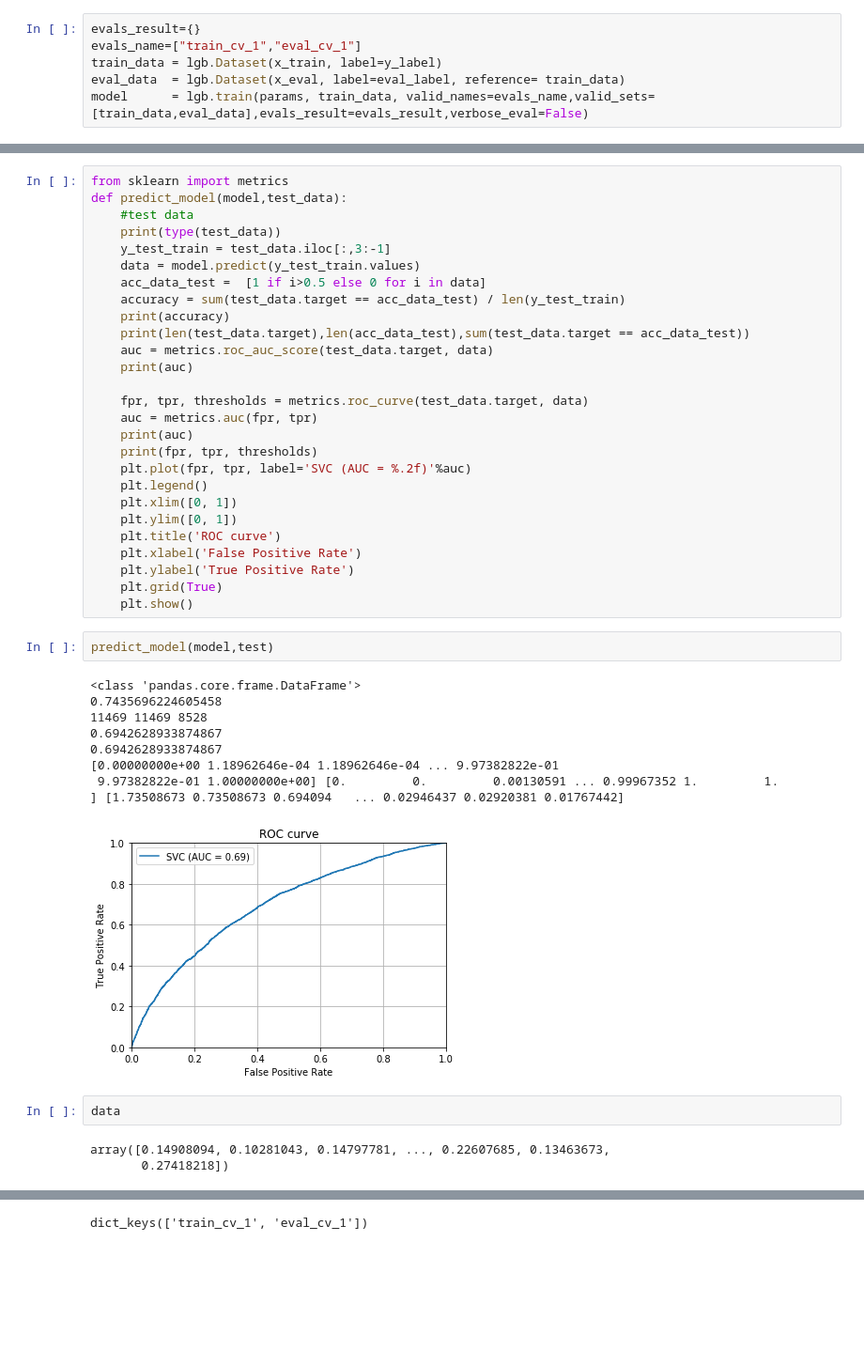
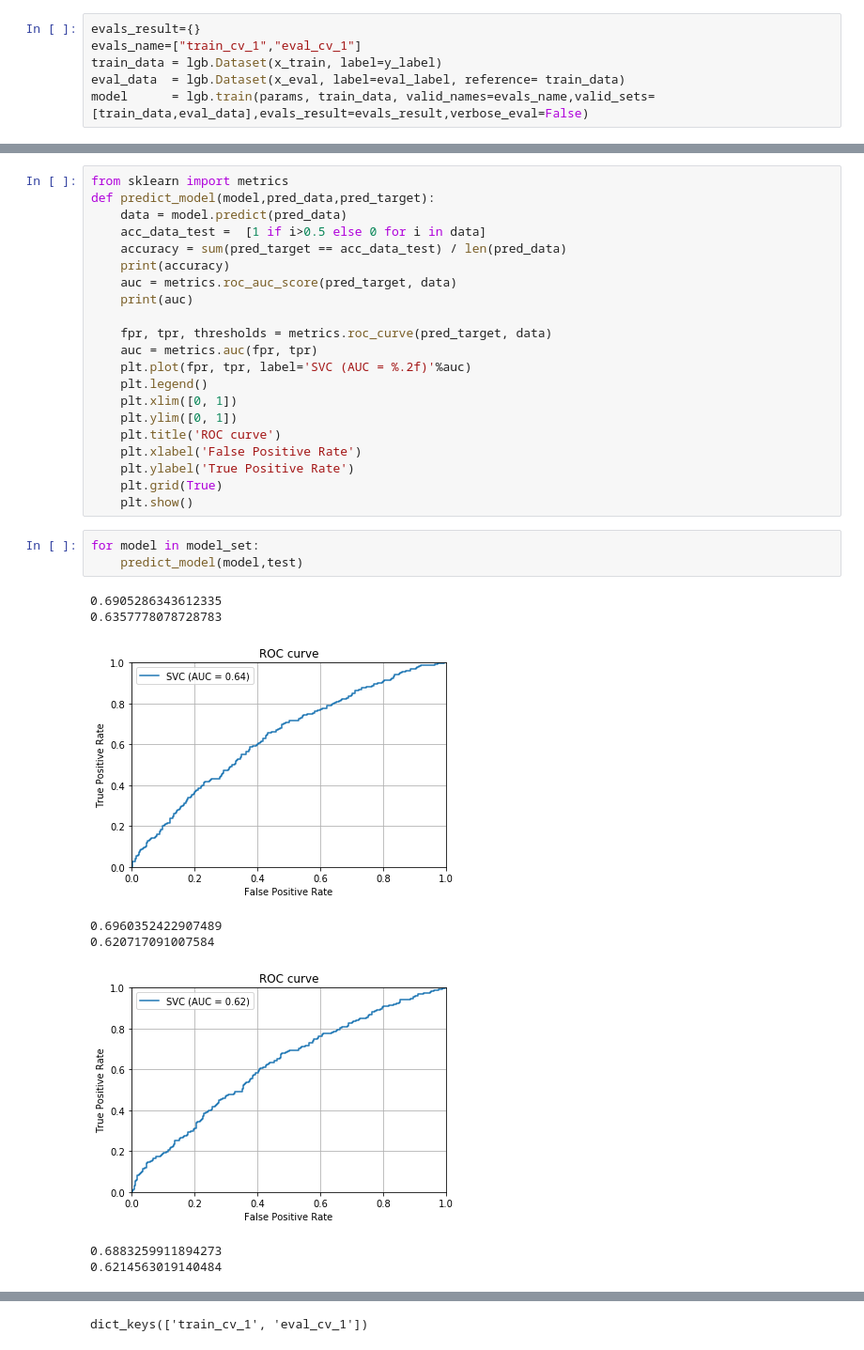
Before and after one commit to domo1124/predict_race, a Jupyter notebook: model/model_v2/EDA/model_v2_eda.ipynb, the cells around one changed output, grey strips where cells are left out. Shown at 94% size. Cells and saved outputs as stored; diff of their text form; blank space fills up the shorter version.

```diff
--- a/model/model_v2/EDA/model_v2_eda.ipynb
+++ b/model/model_v2/EDA/model_v2_eda.ipynb
@@ -477,21 +625,15 @@ plt.show()
 # %%
 from sklearn import metrics
-def predict_model(model,test_data):
-    #test data
-    print(type(test_data))
-    y_test_train = test_data.iloc[:,3:-1]
-    data = model.predict(y_test_train.values)
+def predict_model(model,pred_data,pred_target):
+    data = model.predict(pred_data)
     acc_data_test =  [1 if i>0.5 else 0 for i in data]
-    accuracy = sum(test_data.target == acc_data_test) / len(y_test_train)
+    accuracy = sum(pred_target == acc_data_test) / len(pred_data)
     print(accuracy)
-    print(len(test_data.target),len(acc_data_test),sum(test_data.target == acc_data_test))
-    auc = metrics.roc_auc_score(test_data.target, data)
+    auc = metrics.roc_auc_score(pred_target, data)
     print(auc)
 
-    fpr, tpr, thresholds = metrics.roc_curve(test_data.target, data)
+    fpr, tpr, thresholds = metrics.roc_curve(pred_target, data)
     auc = metrics.auc(fpr, tpr)
-    print(auc)
-    print(fpr, tpr, thresholds)
     plt.plot(fpr, tpr, label='SVC (AUC = %.2f)'%auc)
     plt.legend()
     plt.xlim([0, 1])
@@ -501,19 +643,15 @@ def predict_model(model,test_data):
     plt.ylabel('True Positive Rate')
     plt.grid(True)
     plt.show()
-# %%
-predict_model(model,test)
-# %% [output]
-<class 'pandas.core.frame.DataFrame'>
-0.7435696224605458
-11469 11469 8528
-0.6942628933874867
-0.6942628933874867
-[0.00000000e+00 1.18962646e-04 1.18962646e-04 ... 9.97382822e-01
- 9.97382822e-01 1.00000000e+00] [0.         0.         0.00130591 ... 0.99967352 1.         1.        ] [1.73508673 0.73508673 0.694094   ... 0.02946437 0.02920381 0.01767442]
-[figure, removed]
-# %%
-data
-# %% [output]
-array([0.14908094, 0.10281043, 0.14797781, ..., 0.22607685, 0.13463673,
-       0.27418218])
+# %%
+for model in model_set:
+    predict_model(model,test)
+# %% [output]
+0.6905286343612335
+0.6357778078728783
+[figure, added]
+0.6960352422907489
+0.620717091007584
+[figure, added]
+0.6883259911894273
+0.6214563019140484
```
Also changed, not shown: parts of 37 cells of this notebook, 2 other files.
